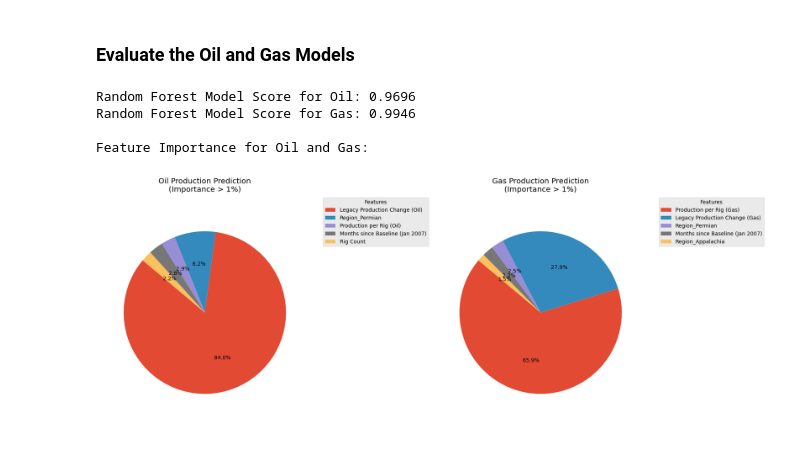
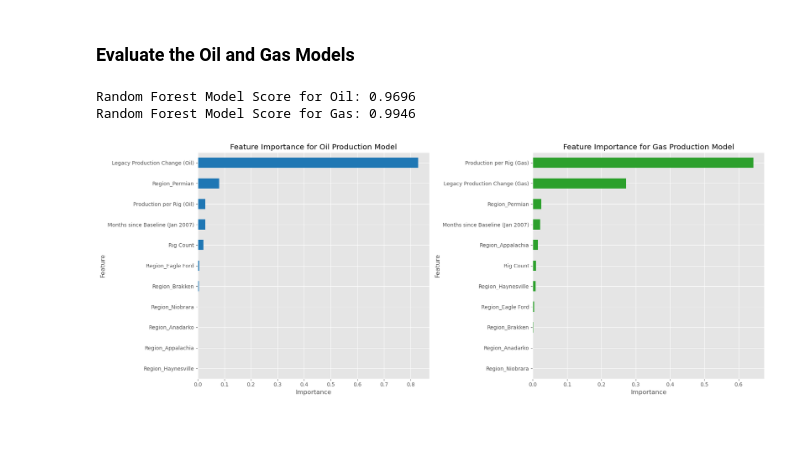
Before and after one commit to MistaVikz/Shale-Production-Machine-Learning, a Jupyter notebook: shale_production_model.ipynb, the cells around one changed output. Cells and saved outputs as stored; diff of their text form; code cells hidden in the pictures.

Commit message:
fix: Changed feature importance to bar charts.

```diff
--- a/shale_production_model.ipynb
+++ b/shale_production_model.ipynb
@@ -235,7 +235,6 @@ Pipeline(steps=[('preprocessor',
 # Calculate and print the scores for both models
 oil_score_rf = oil_model_rf.score(X_test_oil, y_test_oil)
 print(f"Random Forest Model Score for Oil: {oil_score_rf:.4f}")
-
 gas_score_rf = gas_model_rf.score(X_test_gas, y_test_gas)
 print(f"Random Forest Model Score for Gas: {gas_score_rf:.4f}")
 
@@ -244,54 +243,53 @@ importances_oil = oil_model_rf.named_steps['regressor'].feature_importances_
 feature_names_oil = (num_features_oil +
                      list(oil_model_rf.named_steps['preprocessor'].transformers_[1][1].get_feature_names_out(cat_features)))
 importance_df_oil = pd.DataFrame({
     'Feature': feature_names_oil,
     'Importance': importances_oil
 }).sort_values(by='Importance', ascending=False)
-importance_df_oil = importance_df_oil[importance_df_oil['Importance'] > 0.01]  # Filter out low importance features
-main_features_oil = importance_df_oil.copy()
 
 # Feature importance for Gas
 importances_gas = gas_model_rf.named_steps['regressor'].feature_importances_
 feature_names_gas = (num_features_gas +
                      list(gas_model_rf.named_steps['preprocessor'].transformers_[1][1].get_feature_names_out(cat_features)))
 importance_df_gas = pd.DataFrame({
     'Feature': feature_names_gas,
     'Importance': importances_gas
 }).sort_values(by='Importance', ascending=False)
-importance_df_gas = importance_df_gas[importance_df_gas['Importance'] > 0.01]  # Filter out low importance features
-main_features_gas = importance_df_gas.copy()
 
 # Plot feature importance for Oil and Gas
-print("\nFeature Importance for Oil and Gas:")
 fig, axes = plt.subplots(1, 2, figsize=(18, 7))
 
 # Oil subplot
-patches_oil, _, _ = axes[0].pie(
-    main_features_oil['Importance'].values,
-    labels=None,
-    autopct='%1.1f%%',
-    startangle=140
+importance_df_oil_sorted = importance_df_oil.sort_values(by='Importance', ascending=True)
+importance_df_oil_sorted.plot(
+    kind='barh',
+    x='Feature',
+    y='Importance',
+    legend=False,
+    ax=axes[0],
+    color='tab:blue'
 )
-axes[0].set_title('Oil Production Prediction\n(Importance > 1%)')
-axes[0].axis('equal')
-axes[0].legend(patches_oil, main_features_oil['Feature'], title="Features", bbox_to_anchor=(1.05, 1), loc='upper left')
+axes[0].set_title('Feature Importance for Oil Production Model')
+axes[0].set_xlabel('Importance')
+axes[0].set_ylabel('Feature')
 
 # Gas subplot
-patches_gas, _, _ = axes[1].pie(
-    main_features_gas['Importance'].values,
-    labels=None,
-    autopct='%1.1f%%',
-    startangle=140
+importance_df_gas_sorted = importance_df_gas.sort_values(by='Importance', ascending=True)
+importance_df_gas_sorted.plot(
+    kind='barh',
+    x='Feature',
+    y='Importance',
+    legend=False,
+    ax=axes[1],
+    color='tab:green'
 )
-axes[1].set_title('Gas Production Prediction\n(Importance > 1%)')
-axes[1].axis('equal')
-axes[1].legend(patches_gas, main_features_gas['Feature'], title="Features", bbox_to_anchor=(1.05, 1), loc='upper left')
+axes[1].set_title('Feature Importance for Gas Production Model')
+axes[1].set_xlabel('Importance')
+axes[1].set_ylabel('Feature')
 
 plt.tight_layout()
 plt.show()
 # %% [output]
 Random Forest Model Score for Oil: 0.9696
 Random Forest Model Score for Gas: 0.9946
-
-Feature Importance for Oil and Gas:
-[figure, old version]
+[figure, new version]
```
Also changed, not shown: parts of 1 cell of this notebook.
